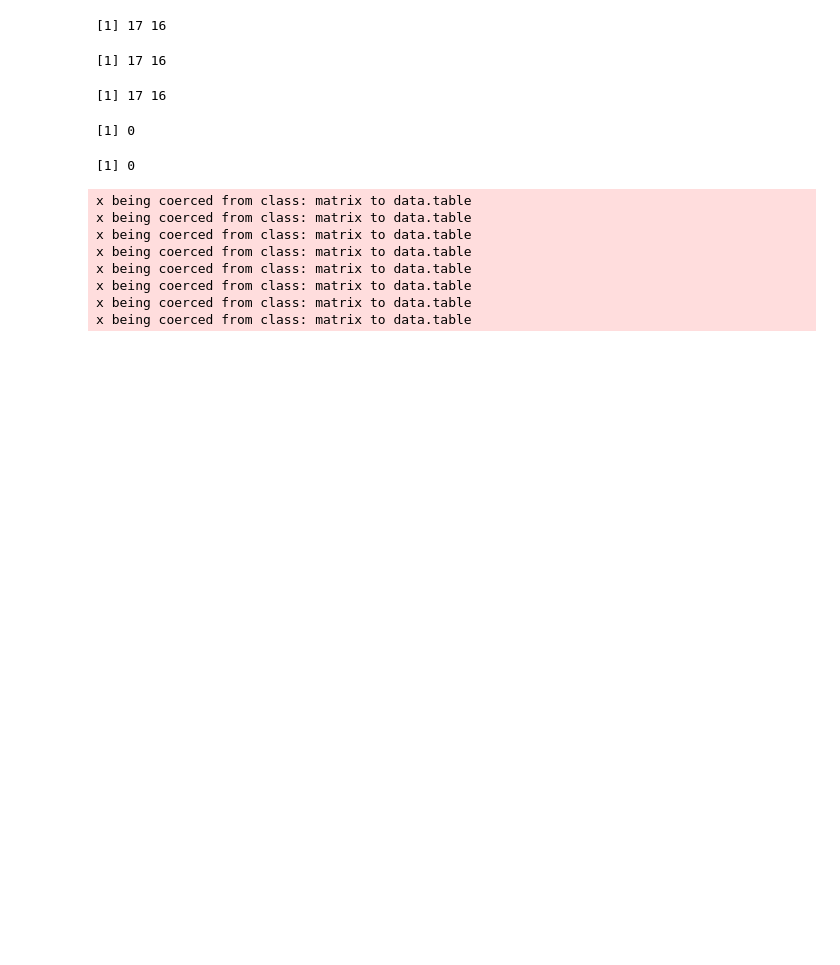
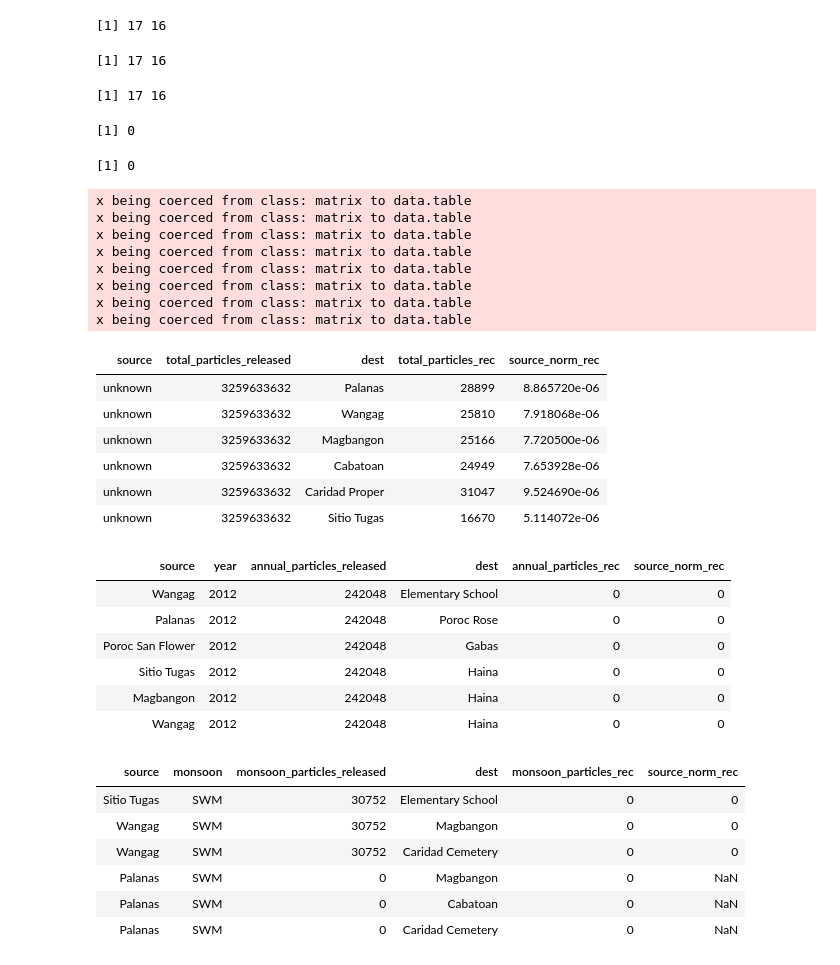
Before and after one commit to pinskylab/CamotesROMS, a Jupyter notebook: notebooks/format_data.ipynb, the cells around one changed output. Saved outputs shown, nothing was run; the diff lists cells and outputs as text; code cells hidden in the pictures; blank space fills up the shorter version.

```diff
--- a/notebooks/format_data.ipynb
+++ b/notebooks/format_data.ipynb
@@ -1159,3 +1159,30 @@ x being coerced from class: matrix to data.table
 x being coerced from class: matrix to data.table
 x being coerced from class: matrix to data.table
 x being coerced from class: matrix to data.table
+# %%
+#plot source normalized connectivity
+head(AllYearsNormConn)
+head(AnnualNormConn)
+head(MonsoonNormConn)
+# %% [output]
+| source | total_particles_released | dest | total_particles_rec | source_norm_rec |
+| unknown | 3259633632 | Palanas | 28899 | 8.865720e-06 |
+| unknown | 3259633632 | Wangag | 25810 | 7.918068e-06 |
+| unknown | 3259633632 | Magbangon | 25166 | 7.720500e-06 |
+| unknown | 3259633632 | Cabatoan | 24949 | 7.653928e-06 |
+| unknown | 3259633632 | Caridad Proper | 31047 | 9.524690e-06 |
+| unknown | 3259633632 | Sitio Tugas | 16670 | 5.114072e-06 |
+| source | year | annual_particles_released | dest | annual_particles_rec | source_norm_rec |
+| Wangag | 2012 | 242048 | Elementary School | 0 | 0 |
+| Palanas | 2012 | 242048 | Poroc Rose | 0 | 0 |
+| Poroc San Flower | 2012 | 242048 | Gabas | 0 | 0 |
+| Sitio Tugas | 2012 | 242048 | Haina | 0 | 0 |
+| Magbangon | 2012 | 242048 | Haina | 0 | 0 |
+| Wangag | 2012 | 242048 | Haina | 0 | 0 |
+| source | monsoon | monsoon_particles_released | dest | monsoon_particles_rec | source_norm_rec |
+| Sitio Tugas | SWM | 30752 | Elementary School | 0 | 0 |
+| Wangag | SWM | 30752 | Magbangon | 0 | 0 |
+| Wangag | SWM | 30752 | Caridad Cemetery | 0 | 0 |
+| Palanas | SWM | 0 | Magbangon | 0 | NaN |
+| Palanas | SWM | 0 | Cabatoan | 0 | NaN |
+| Palanas | SWM | 0 | Caridad Cemetery | 0 | NaN |
```
Also changed, not shown: parts of 6 cells of this notebook.
